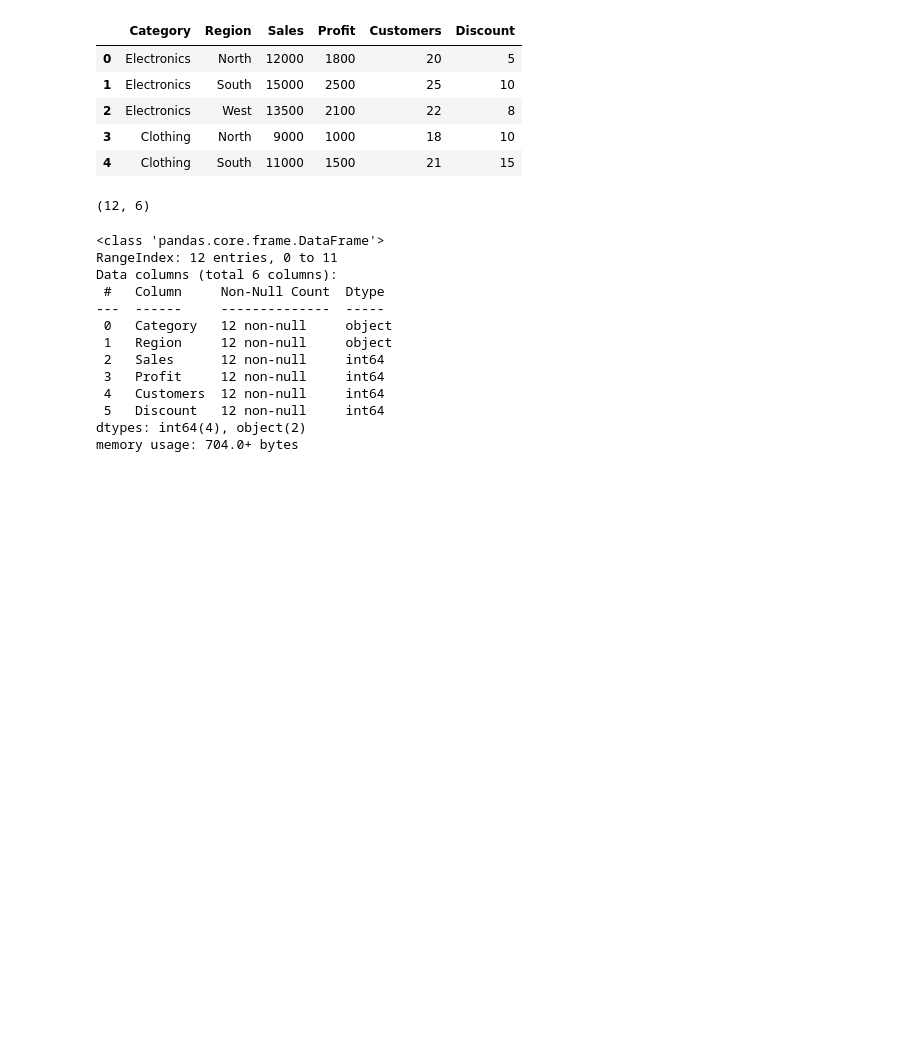
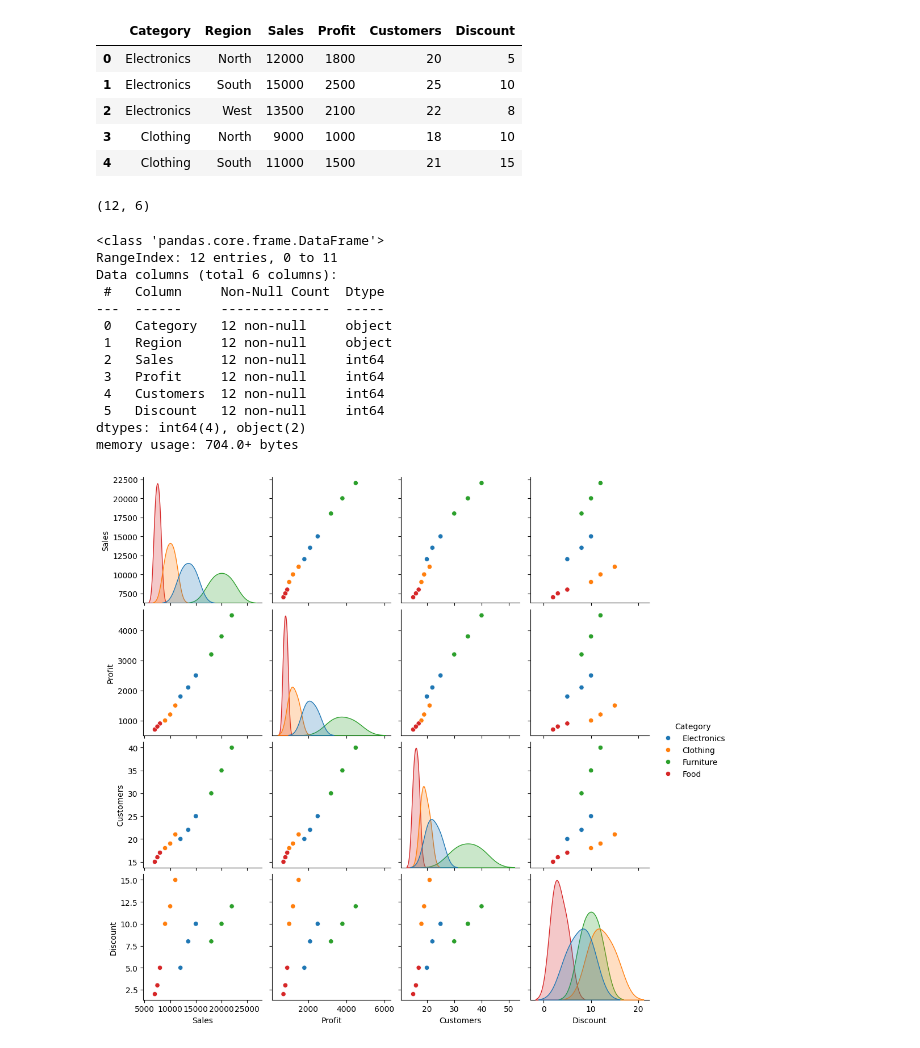
Before and after one commit to ivaibhavpawar1045/Python-Data-Analytics, a Jupyter notebook: 35_Advanced_Seaborn_Visualization/practice.ipynb, the cells around one changed output. Saved outputs shown, nothing was run; the diff lists cells and outputs as text; code cells hidden in the pictures; blank space fills up the shorter version.

Commit message:
Add pair plots for multivariate business analysis

```diff
--- a/35_Advanced_Seaborn_Visualization/practice.ipynb
+++ b/35_Advanced_Seaborn_Visualization/practice.ipynb
@@ -81,3 +81,12 @@ Data columns (total 6 columns):
  5   Discount   12 non-null     int64
 dtypes: int64(4), object(2)
 memory usage: 704.0+ bytes
+# %%
+sns.pairplot(
+     data=sales_data ,
+     vars=["Sales" , "Profit" , "Customers" , "Discount"],
+     hue="Category"
+)
+plt.show()
+# %% [output]
+[figure, added]
```
Also changed, not shown: parts of 1 cell of this notebook.
